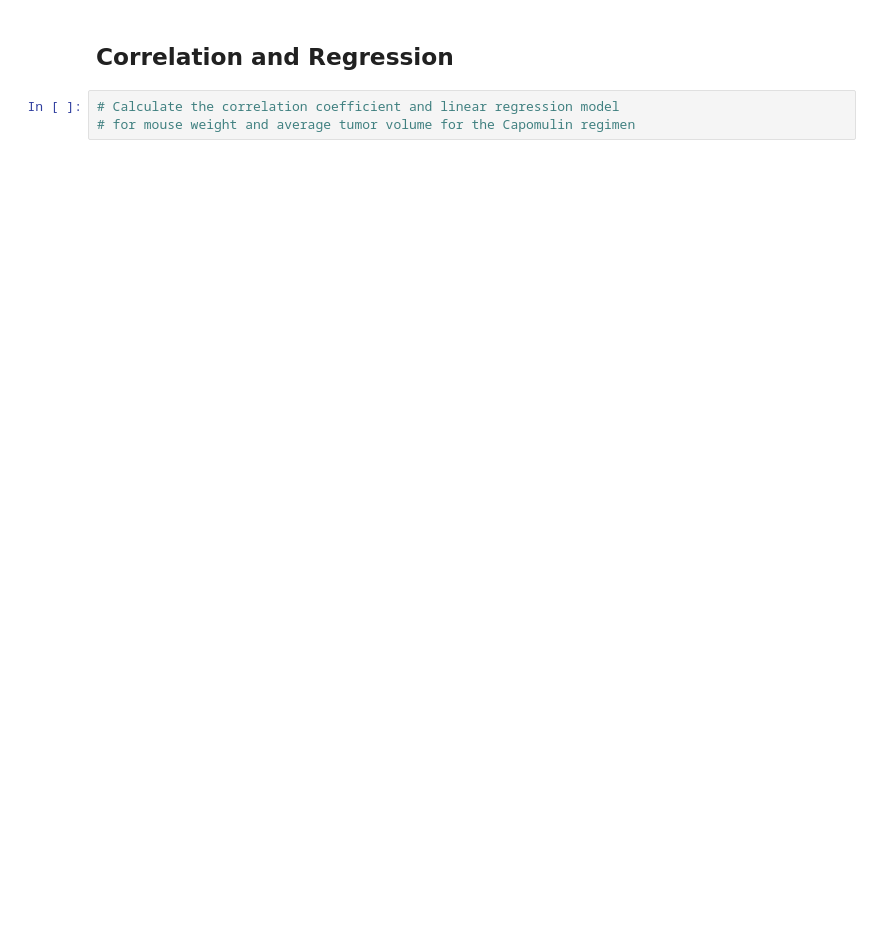
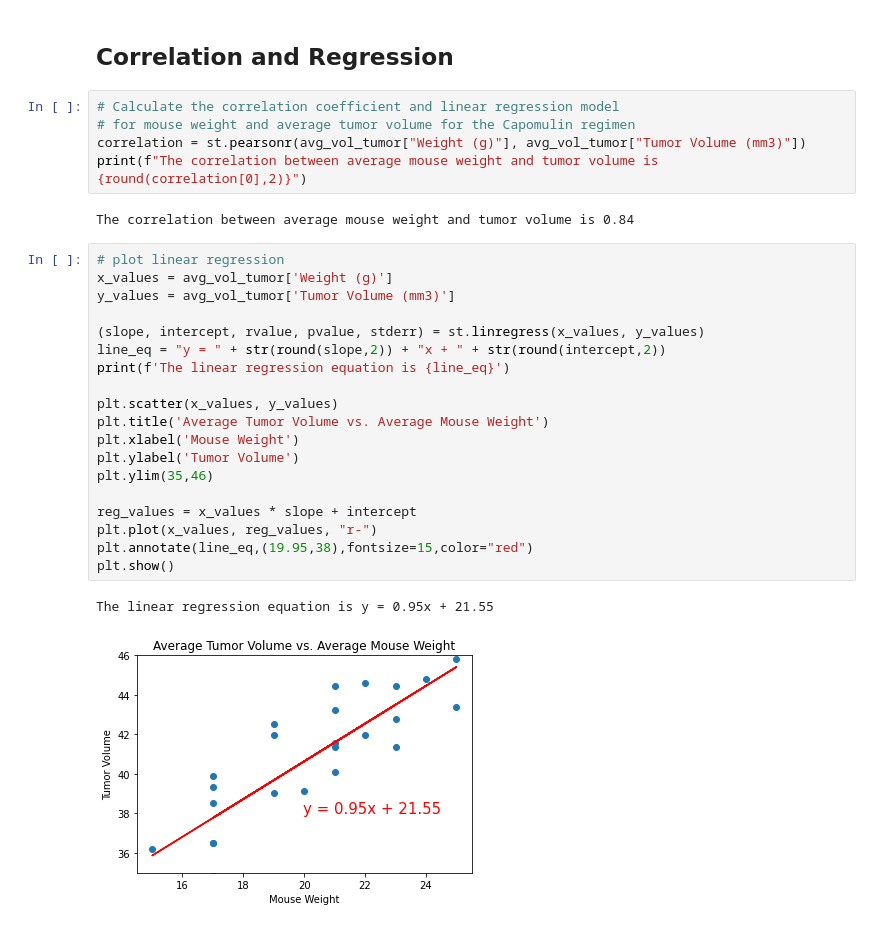
Before and after one commit to ijeriel/Bootcamp-Homework-Jeriel, a Jupyter notebook: Matplotlib-challenge/pymaceuticals_starter.ipynb, the cells around one changed output. Saved outputs shown, nothing was run; the diff lists cells and outputs as text; blank space fills up the shorter version.

Commit message:
add correlation

```diff
--- a/Matplotlib-challenge/pymaceuticals_starter.ipynb
+++ b/Matplotlib-challenge/pymaceuticals_starter.ipynb
@@ -344,3 +344,29 @@ Text(0, 0.5, 'Avg Tumor Vol (mm3)')
 # %%
 # Calculate the correlation coefficient and linear regression model
 # for mouse weight and average tumor volume for the Capomulin regimen
+correlation = st.pearsonr(avg_vol_tumor["Weight (g)"], avg_vol_tumor["Tumor Volume (mm3)"])
+print(f"The correlation between average mouse weight and tumor volume is {round(correlation[0],2)}")
+# %% [output]
+The correlation between average mouse weight and tumor volume is 0.84
+# %%
+# plot linear regression
+x_values = avg_vol_tumor['Weight (g)']
+y_values = avg_vol_tumor['Tumor Volume (mm3)']
+
+(slope, intercept, rvalue, pvalue, stderr) = st.linregress(x_values, y_values)
+line_eq = "y = " + str(round(slope,2)) + "x + " + str(round(intercept,2))
+print(f'The linear regression equation is {line_eq}')
+
+plt.scatter(x_values, y_values)
+plt.title('Average Tumor Volume vs. Average Mouse Weight')
+plt.xlabel('Mouse Weight')
+plt.ylabel('Tumor Volume')
+plt.ylim(35,46)
+
+reg_values = x_values * slope + intercept
+plt.plot(x_values, reg_values, "r-")
+plt.annotate(line_eq,(19.95,38),fontsize=15,color="red")
+plt.show()
+# %% [output]
+The linear regression equation is y = 0.95x + 21.55
+[figure, added]
```
Also changed, not shown: parts of 2 cells of this notebook.
